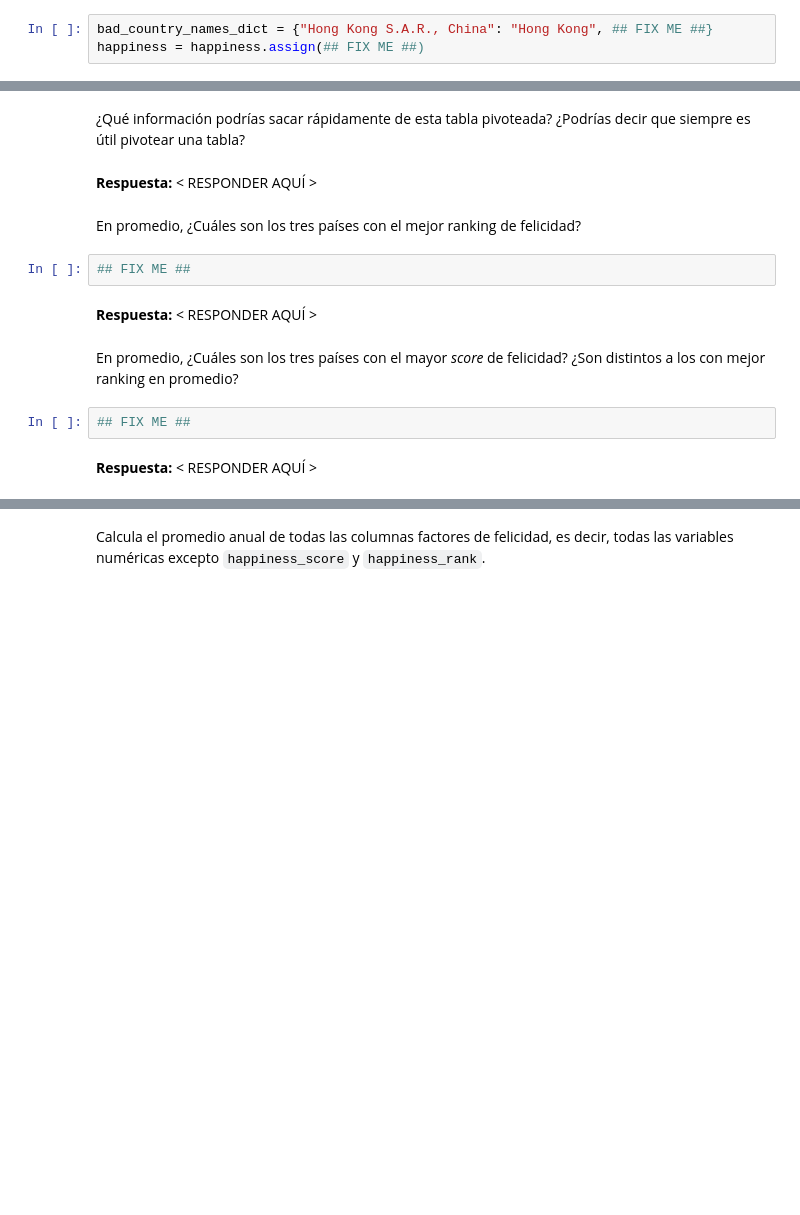
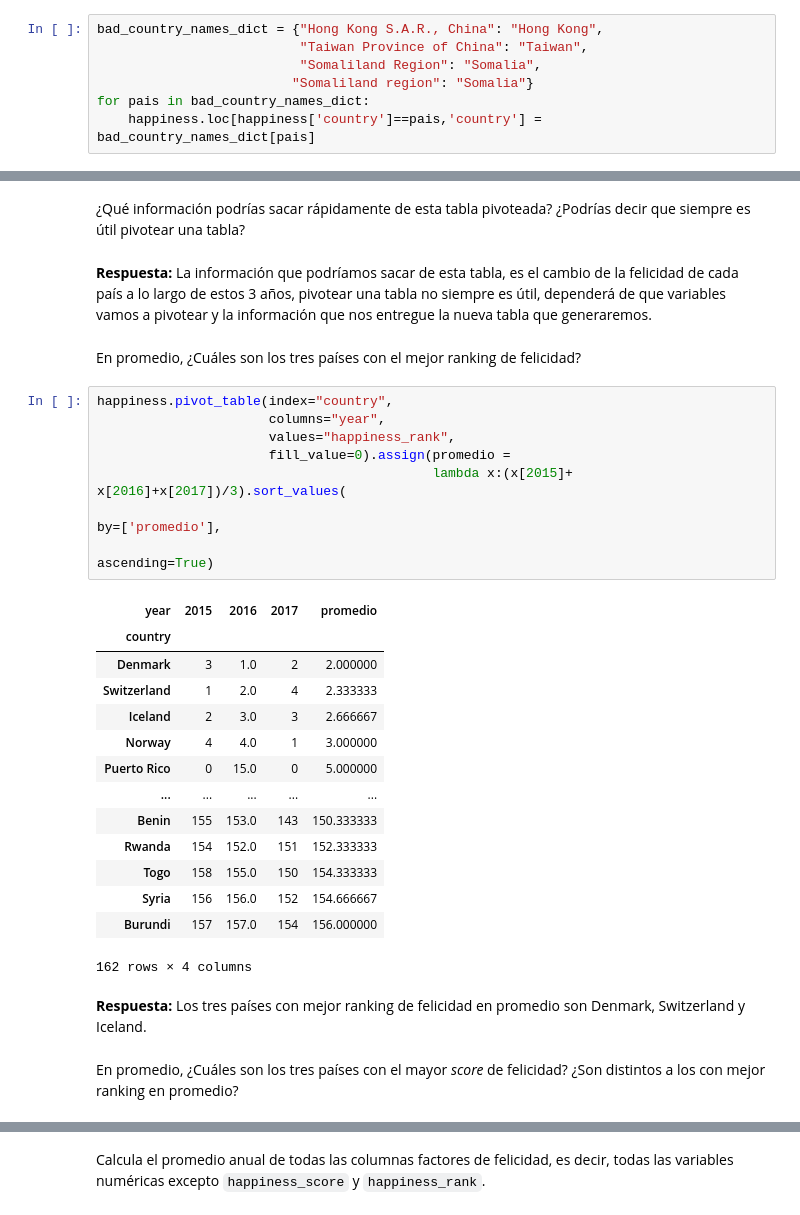
Before and after one commit to javiervalladaresc/mat281_portfolio, a Jupyter notebook: homeworks/tarea_01/tarea_01.ipynb, the cells around one changed output, grey strips where cells are left out. Cells and saved outputs as stored; diff of their text form; blank space fills up the shorter version.

```diff
--- a/homeworks/tarea_01/tarea_01.ipynb
+++ b/homeworks/tarea_01/tarea_01.ipynb
@@ -394,7 +394,11 @@ Note que la lista de países proveniente de la pregunta anterior tiene errores d
 # %% [markdown]
 Modifique la columna `country` del dataframe `happiness` con tal de reparar los errores de `Hong Kong`, `Taiwan` y `Somaliland Region`.
 # %%
-bad_country_names_dict = {"Hong Kong S.A.R., China": "Hong Kong", ## FIX ME ##}
-happiness = happiness.assign(## FIX ME ##)
+bad_country_names_dict = {"Hong Kong S.A.R., China": "Hong Kong",
+                          "Taiwan Province of China": "Taiwan",
+                          "Somaliland Region": "Somalia",
+                         "Somaliland region": "Somalia"}
+for pais in bad_country_names_dict:
+    happiness.loc[happiness['country']==pais,'country'] = bad_country_names_dict[pais]
 # %% [markdown]
 Luego de la modificación, ¿Cuántos países no tienen mediciones en los tres años de estudio?
@@ -409,16 +436,33 @@ Pivotea el dataframe `happines` tal que los índices sean los años, las columna
 # %% [markdown]
 ¿Qué información podrías sacar rápidamente de esta tabla pivoteada? ¿Podrías decir que siempre es útil pivotear una tabla?
-# %% [markdown]
-__Respuesta:__  < RESPONDER AQUÍ >
+# %% [markdown]
+__Respuesta:__  La información que podríamos sacar de esta tabla, es el cambio de la felicidad de cada país a lo largo de estos 3 años, pivotear una tabla no siempre es útil, dependerá de que variables vamos a pivotear y la información que nos entregue la nueva tabla que generaremos.
 # %% [markdown]
 En promedio, ¿Cuáles son los tres países con el mejor ranking de felicidad?
-# %%
-## FIX ME ##
-# %% [markdown]
-__Respuesta:__  < RESPONDER AQUÍ >
+# %%
+happiness.pivot_table(index="country",
+                      columns="year",
+                      values="happiness_rank",
+                      fill_value=0).assign(promedio =
+                                           lambda x:(x[2015]+ x[2016]+x[2017])/3).sort_values(
+                                                                                            by=['promedio'],
+                                                                                            ascending=True)
+# %% [output]
+| year | 2015 | 2016 | 2017 | promedio |
+| country |  |  |  |  |
+| Denmark | 3 | 1.0 | 2 | 2.000000 |
+| Switzerland | 1 | 2.0 | 4 | 2.333333 |
+| Iceland | 2 | 3.0 | 3 | 2.666667 |
+| Norway | 4 | 4.0 | 1 | 3.000000 |
+| Puerto Rico | 0 | 15.0 | 0 | 5.000000 |
+| ... | ... | ... | ... | ... |
+| Benin | 155 | 153.0 | 143 | 150.333333 |
+| Rwanda | 154 | 152.0 | 151 | 152.333333 |
+| Togo | 158 | 155.0 | 150 | 154.333333 |
+| Syria | 156 | 156.0 | 152 | 154.666667 |
+| Burundi | 157 | 157.0 | 154 | 156.000000 |
+162 rows × 4 columns
+# %% [markdown]
+__Respuesta:__  Los tres países con mejor ranking de felicidad en promedio son Denmark, Switzerland y Iceland.
 # %% [markdown]
 En promedio, ¿Cuáles son los tres países con el mayor _score_ de felicidad? ¿Son distintos a los con mejor ranking en promedio?
-# %%
-## FIX ME ##
-# %% [markdown]
-__Respuesta:__  < RESPONDER AQUÍ >
```
Also changed, not shown: parts of 32 cells of this notebook.
